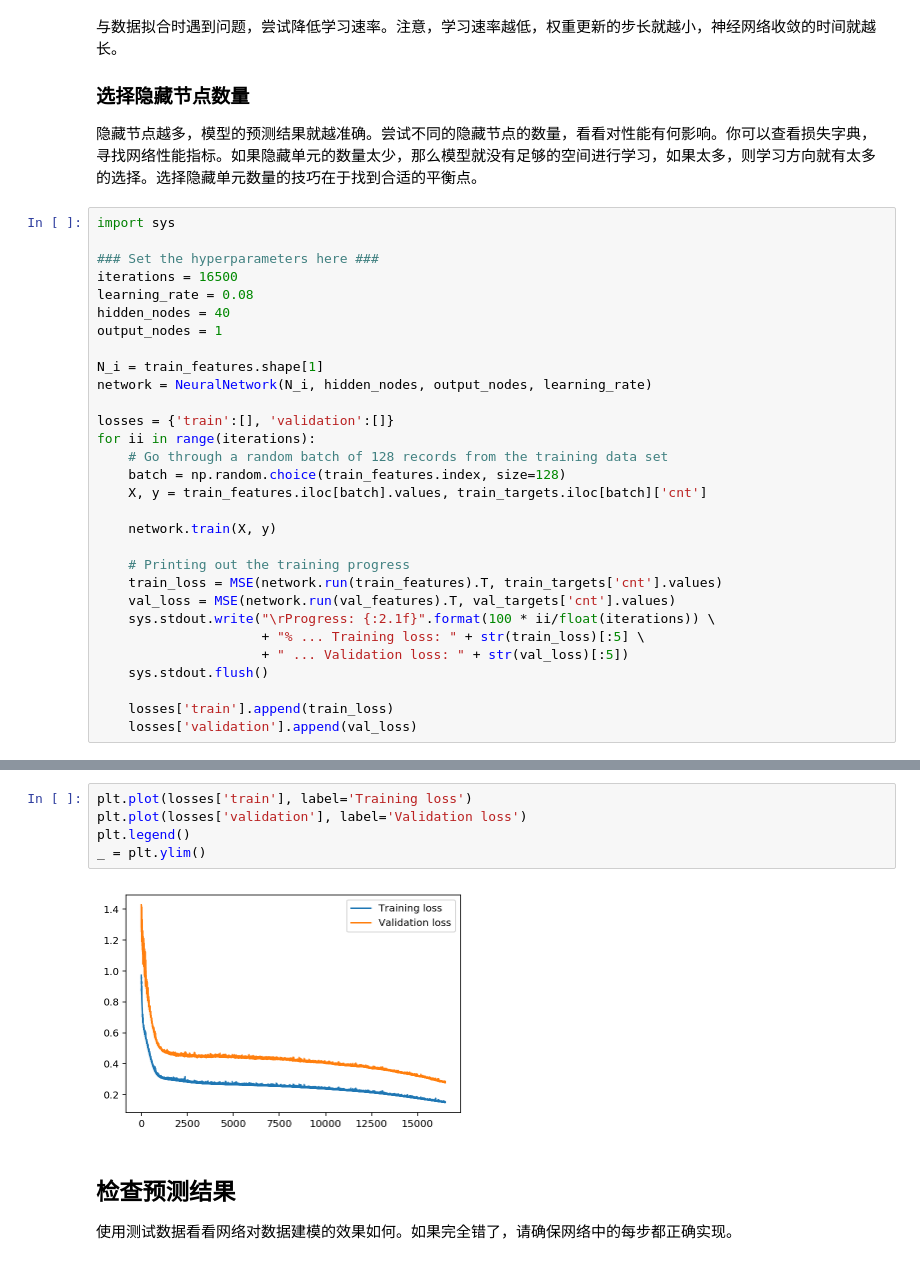
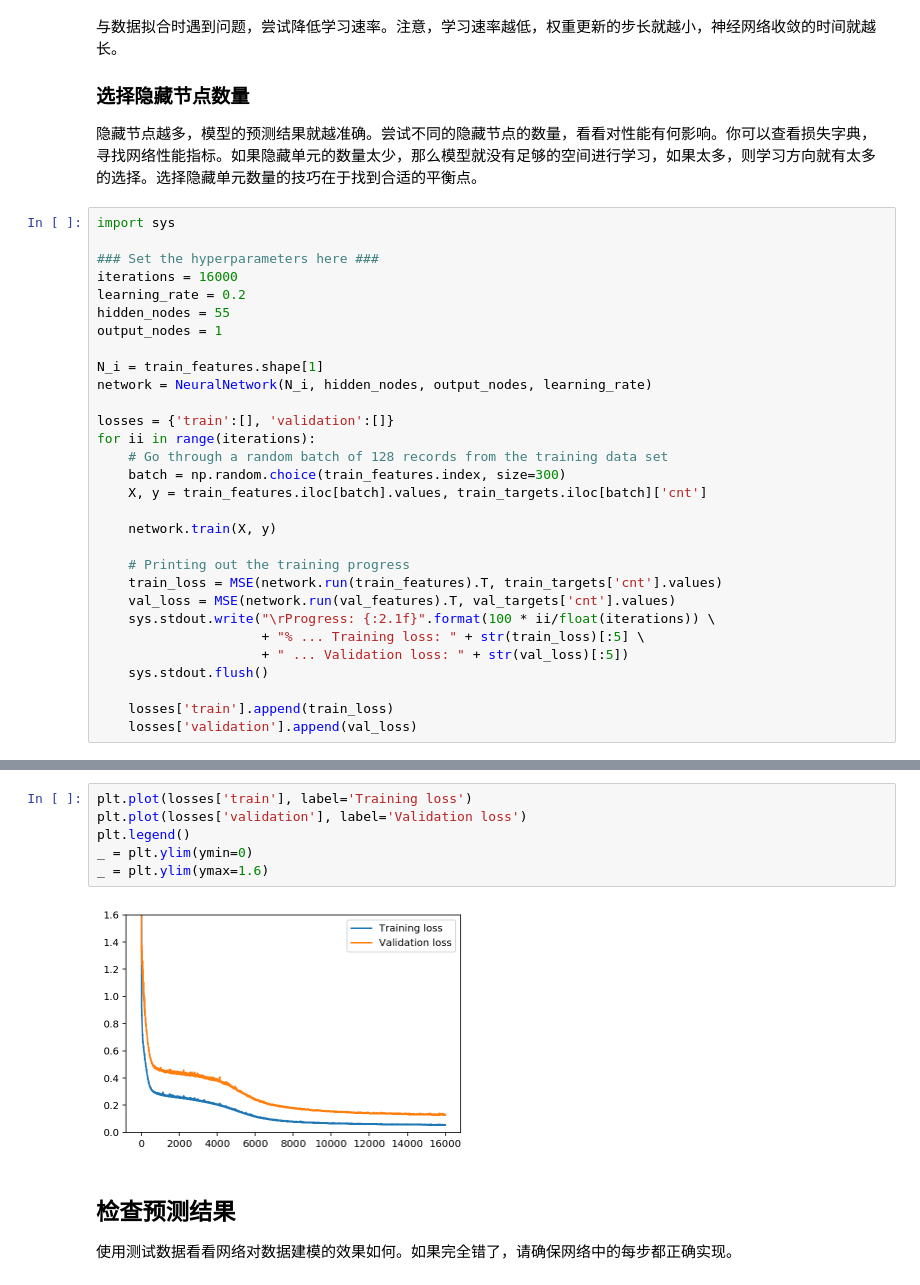
Before and after one commit to WillenZh/deep-learning-project, a Jupyter notebook: first-neural-network/Your_first_neural_network.ipynb, the cells around one changed output, grey strips where cells are left out. Saved outputs shown, nothing was run; the diff lists cells and outputs as text.

```diff
--- a/first-neural-network/Your_first_neural_network.ipynb
+++ b/first-neural-network/Your_first_neural_network.ipynb
@@ -316,9 +320,9 @@ OK
 import sys
 
 ### Set the hyperparameters here ###
-iterations = 16500
-learning_rate = 0.08
-hidden_nodes = 40
+iterations = 16000
+learning_rate = 0.2
+hidden_nodes = 55
 output_nodes = 1
 
 N_i = train_features.shape[1]
@@ -327,7 +331,7 @@ network = NeuralNetwork(N_i, hidden_nodes, output_nodes, learning_rate)
 losses = {'train':[], 'validation':[]}
 for ii in range(iterations):
     # Go through a random batch of 128 records from the training data set
-    batch = np.random.choice(train_features.index, size=128)
+    batch = np.random.choice(train_features.index, size=300)
     X, y = train_features.iloc[batch].values, train_targets.iloc[batch]['cnt']
 
     network.train(X, y)
@@ -347,10 +351,11 @@ Progress: 100.0% ... Training loss: 0.149 ... Validation loss: 0.277
 # %%
 plt.plot(losses['train'], label='Training loss')
 plt.plot(losses['validation'], label='Validation loss')
 plt.legend()
-_ = plt.ylim()
+_ = plt.ylim(ymin=0)
+_ = plt.ylim(ymax=1.6)
 # %% [output]
-[figure, old version]
+[figure, new version]
 # %% [markdown]
 ## 检查预测结果
 
```
Also changed, not shown: parts of 4 cells of this notebook, 1 other file.
